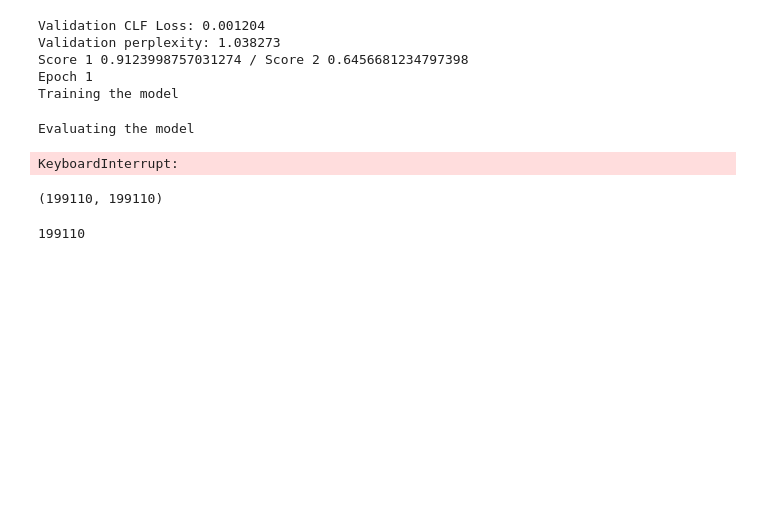
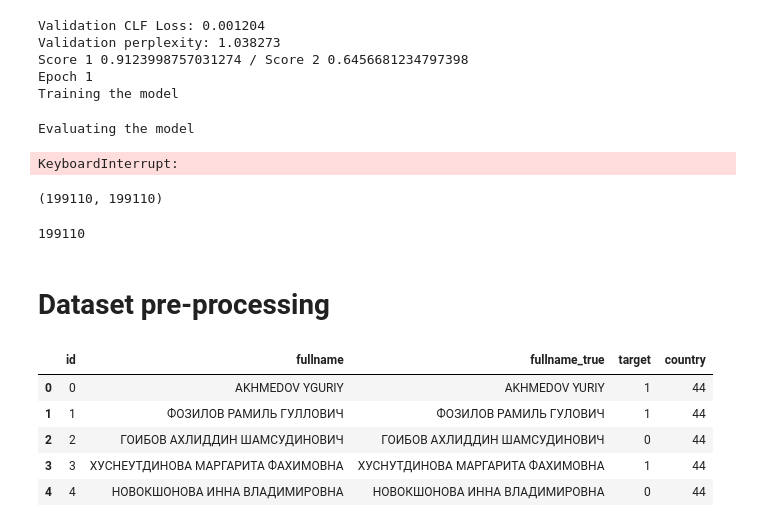
Before and after one commit to snakers4/cft-contest-2018, a Jupyter notebook: src/encoder_decoder.ipynb, the cells around one changed output. Saved outputs shown, nothing was run; the diff lists cells and outputs as text; code cells hidden in the pictures; blank space fills up the shorter version.

```diff
--- a/src/encoder_decoder.ipynb
+++ b/src/encoder_decoder.ipynb
@@ -1362,3 +1362,5 @@ len(preds),len(clf_preds)
 len(val_ids)
 # %% [output]
 199110
+# %% [markdown]
+# Dataset pre-processing
@@ -1364,0 +1402,2 @@ len(val_ids)
+# %%
+train_df = pd.read_csv('../data/proc_train.csv')
@@ -1364,0 +1406,9 @@ len(val_ids)
+# %%
+train_df.head()
+# %% [output]
+|  | id | fullname | fullname_true | target | country |
+| 0 | 0 | AKHMEDOV YGURIY | AKHMEDOV YURIY | 1 | 44 |
+| 1 | 1 | ФОЗИЛОВ РАМИЛЬ ГУЛЛОВИЧ | ФОЗИЛОВ РАМИЛЬ ГУЛОВИЧ | 1 | 44 |
+| 2 | 2 | ГОИБОВ АХЛИДДИН ШАМСУДИНОВИЧ | ГОИБОВ АХЛИДДИН ШАМСУДИНОВИЧ | 0 | 44 |
+| 3 | 3 | ХУСНЕУТДИНОВА МАРГАРИТА ФАХИМОВНА | ХУСНУТДИНОВА МАРГАРИТА ФАХИМОВНА | 1 | 44 |
+| 4 | 4 | НОВОКШОНОВА ИННА ВЛАДИМИРОВНА | НОВОКШОНОВА ИННА ВЛАДИМИРОВНА | 0 | 44 |
```
Also changed, not shown: parts of 4 cells of this notebook, 1 other file.
